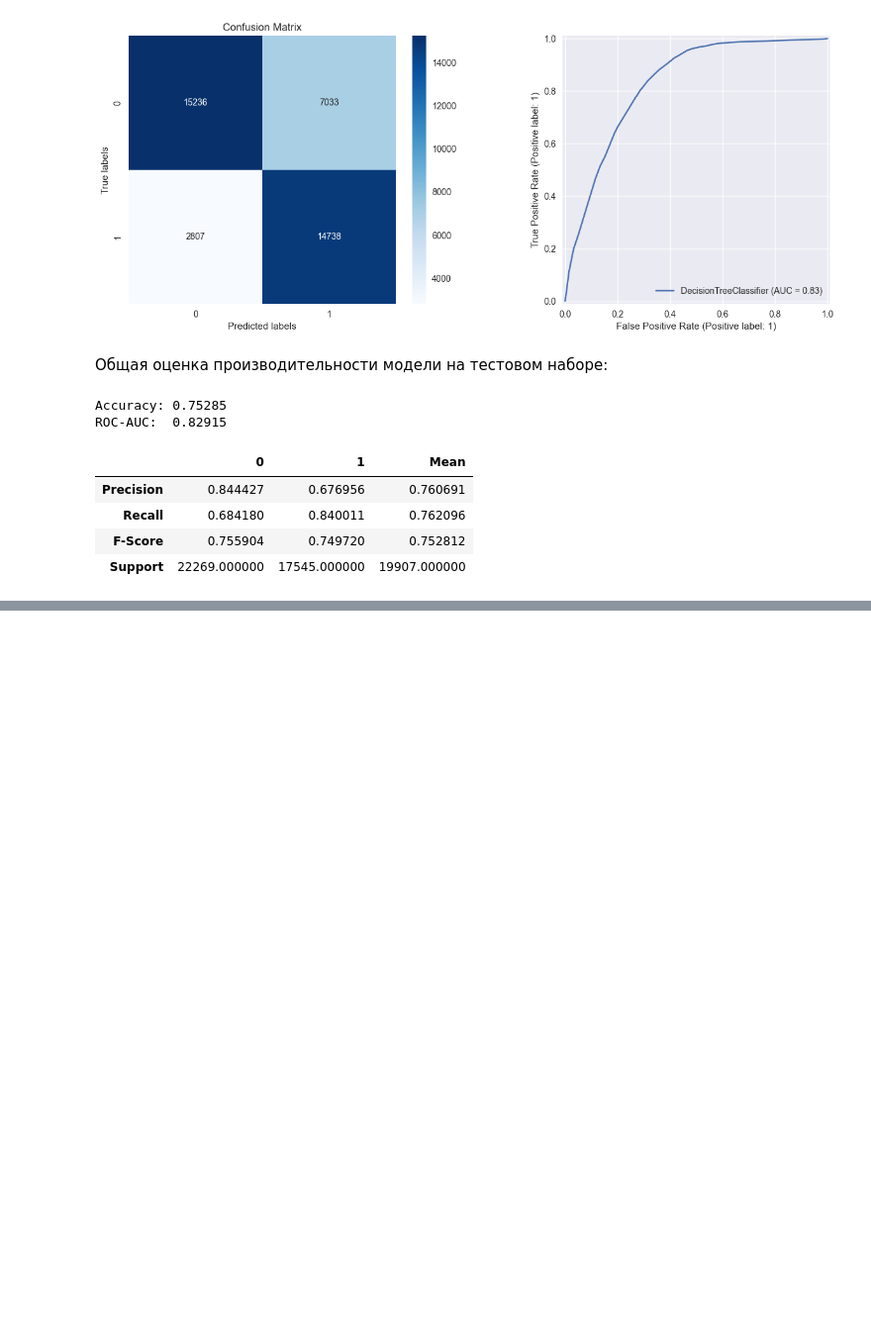
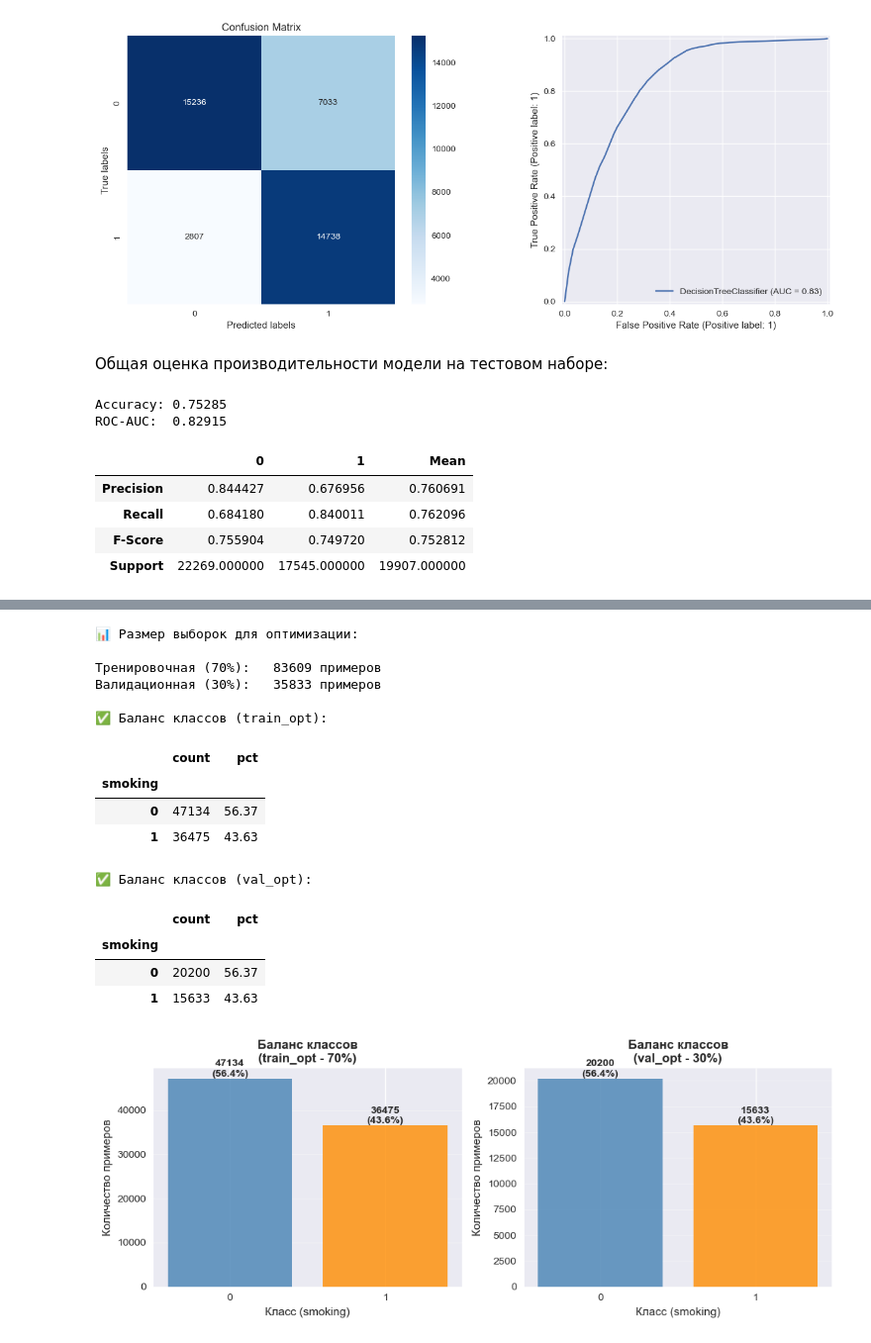
Before and after one commit to ACME-URFU/smoking-status-prediction, a Jupyter notebook: notebooks/eda.ipynb, the cells around one changed output, grey strips where cells are left out. Shown at 99% size. Saved outputs shown, nothing was run; the diff lists cells and outputs as text; code cells hidden in the pictures; blank space fills up the shorter version.

```diff
--- a/notebooks/eda.ipynb
+++ b/notebooks/eda.ipynb
@@ -1098,0 +1125,79 @@ ROC-AUC:  0.82915
+# %%
+
+# Создадим валидационную выборку из train
+# Полный train используем для финального обучения
+
+from sklearn.model_selection import StratifiedShuffleSplit
+
+sss = StratifiedShuffleSplit(n_splits=1, test_size=0.3, random_state=42)
+train_idx, val_idx = next(sss.split(X_train, y_train))
+
+X_train_opt = X_train.iloc[train_idx]
+y_train_opt = y_train.iloc[train_idx]
+X_val_opt = X_train.iloc[val_idx]
+y_val_opt = y_train.iloc[val_idx]
+
+print("📊 Размер выборок для оптимизации:\n")
+print(f"Тренировочная (70%):   {X_train_opt.shape[0]} примеров")
+print(f"Валидационная (30%):   {X_val_opt.shape[0]} примеров")
+
+# Баланс классов в train_opt
+print(f"\n✅ Баланс классов (train_opt):")
+cls_train_opt = y_train_opt.value_counts().sort_index()
+df_cls_train = pd.DataFrame({
+    "count": cls_train_opt,
+    "pct": (cls_train_opt / len(y_train_opt) * 100).round(2)
+})
+display(df_cls_train)
+
+# Баланс классов в val_opt
+print(f"\n✅ Баланс классов (val_opt):")
+cls_val_opt = y_val_opt.value_counts().sort_index()
+df_cls_val = pd.DataFrame({
+    "count": cls_val_opt,
+    "pct": (cls_val_opt / len(y_val_opt) * 100).round(2)
+})
+display(df_cls_val)
+
+# Визуализация баланса классов в обеих выборках
+fig, axs = plt.subplots(1, 2, figsize=(10, 4))
+
+# График для train_opt
+axs[0].bar(cls_train_opt.index.astype(str), cls_train_opt.values, color=['steelblue', 'darkorange'], alpha=0.8)
+axs[0].set_title("Баланс классов\n(train_opt - 70%)", fontsize=12, fontweight='bold')
+axs[0].set_xlabel("Класс (smoking)")
+axs[0].set_ylabel("Количество примеров")
+axs[0].grid(True, alpha=0.3, axis='y')
+for i, (idx, val) in enumerate(zip(cls_train_opt.index, cls_train_opt.values)):
+    pct = (val / len(y_train_opt) * 100)
+    axs[0].text(i, val, f'{val}\n({pct:.1f}%)', ha='center', va='bottom', fontweight='bold')
+
+# График для val_opt
+axs[1].bar(cls_val_opt.index.astype(str), cls_val_opt.values, color=['steelblue', 'darkorange'], alpha=0.8)
+axs[1].set_title("Баланс классов\n(val_opt - 30%)", fontsize=12, fontweight='bold')
+axs[1].set_xlabel("Класс (smoking)")
+axs[1].set_ylabel("Количество примеров")
+axs[1].grid(True, alpha=0.3, axis='y')
+for i, (idx, val) in enumerate(zip(cls_val_opt.index, cls_val_opt.values)):
+    pct = (val / len(y_val_opt) * 100)
+    axs[1].text(i, val, f'{val}\n({pct:.1f}%)', ha='center', va='bottom', fontweight='bold')
+
+plt.tight_layout()
+plt.show()
+# %% [output]
+📊 Размер выборок для оптимизации:
+
+Тренировочная (70%):   83609 примеров
+Валидационная (30%):   35833 примеров
+
+✅ Баланс классов (train_opt):
+|  | count | pct |
+| smoking |  |  |
+| 0 | 47134 | 56.37 |
+| 1 | 36475 | 43.63 |
+✅ Баланс классов (val_opt):
+|  | count | pct |
+| smoking |  |  |
+| 0 | 20200 | 56.37 |
+| 1 | 15633 | 43.63 |
+[figure, added]
```
Also changed, not shown: parts of 105 cells of this notebook, 1 other file.
